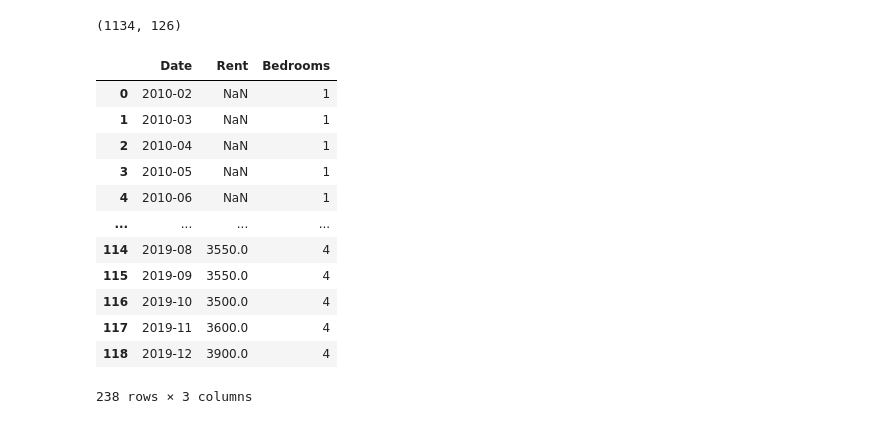
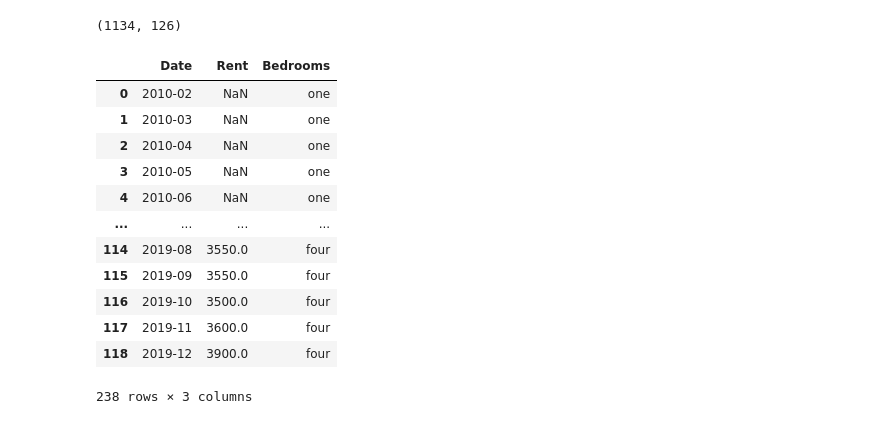
Before and after one commit to TabithaMaud/rental-analysis-final-project, a Jupyter notebook: report.ipynb, the cells around one changed output. Drawn from its saved outputs; the diff is of its cells as text; code cells hidden in the pictures.

```diff
--- a/report.ipynb
+++ b/report.ipynb
@@ -84,46 +78,46 @@ for col in boston_dates:
 
 one_bedroom_dates = pd.DataFrame(dates1, columns = ['Date'])
 four_bedroom_dates = pd.DataFrame(dates2, columns = ['Date'])
 
 one_bedroom_rent = boston.iloc[0].drop(boston.columns[[0, 1, 2, 3, 4, 5]])
 four_bedroom_rent = boston.iloc[1].drop(boston.columns[[0, 1, 2, 3, 4, 5]])
 
 for price in one_bedroom_rent:
     rental_prices1.append(price)
 
 for price in four_bedroom_rent:
     rental_prices2.append(price)
 
 rents1 = pd.DataFrame(rental_prices1, columns = ['Rent'])
 
 rents2 = pd.DataFrame(rental_prices2, columns = ['Rent'])
 
 
 
 boston_rents1 = pd.concat([one_bedroom_dates, rents1], axis='columns')
-boston_rents1['Bedrooms'] = 1
-boston_rents1.drop(boston_rents.tail(1).index, inplace=True)
+boston_rents1['Bedrooms'] = 'one'
+boston_rents1.drop(boston_rents1.tail(1).index, inplace=True)
 
 boston_rents2 = pd.concat([four_bedroom_dates, rents2], axis='columns')
-boston_rents2['Bedrooms'] = 4
+boston_rents2['Bedrooms'] = 'four'
 boston_rents2.drop(boston_rents2.tail(1).index, inplace=True)
 
 
 one_vs_four = pd.concat([boston_rents1, boston_rents2])
 
 one_vs_four
 # %% [output]
 |  | Date | Rent | Bedrooms |
-| 0 | 2010-02 | NaN | 1 |
-| 1 | 2010-03 | NaN | 1 |
-| 2 | 2010-04 | NaN | 1 |
-| 3 | 2010-05 | NaN | 1 |
-| 4 | 2010-06 | NaN | 1 |
+| 0 | 2010-02 | NaN | one |
+| 1 | 2010-03 | NaN | one |
+| 2 | 2010-04 | NaN | one |
+| 3 | 2010-05 | NaN | one |
+| 4 | 2010-06 | NaN | one |
 | ... | ... | ... | ... |
-| 114 | 2019-08 | 3550.0 | 4 |
-| 115 | 2019-09 | 3550.0 | 4 |
-| 116 | 2019-10 | 3500.0 | 4 |
-| 117 | 2019-11 | 3600.0 | 4 |
-| 118 | 2019-12 | 3900.0 | 4 |
+| 114 | 2019-08 | 3550.0 | four |
+| 115 | 2019-09 | 3550.0 | four |
+| 116 | 2019-10 | 3500.0 | four |
+| 117 | 2019-11 | 3600.0 | four |
+| 118 | 2019-12 | 3900.0 | four |
 238 rows × 3 columns
 # %%
```
Also changed, not shown: parts of 2 cells of this notebook.
